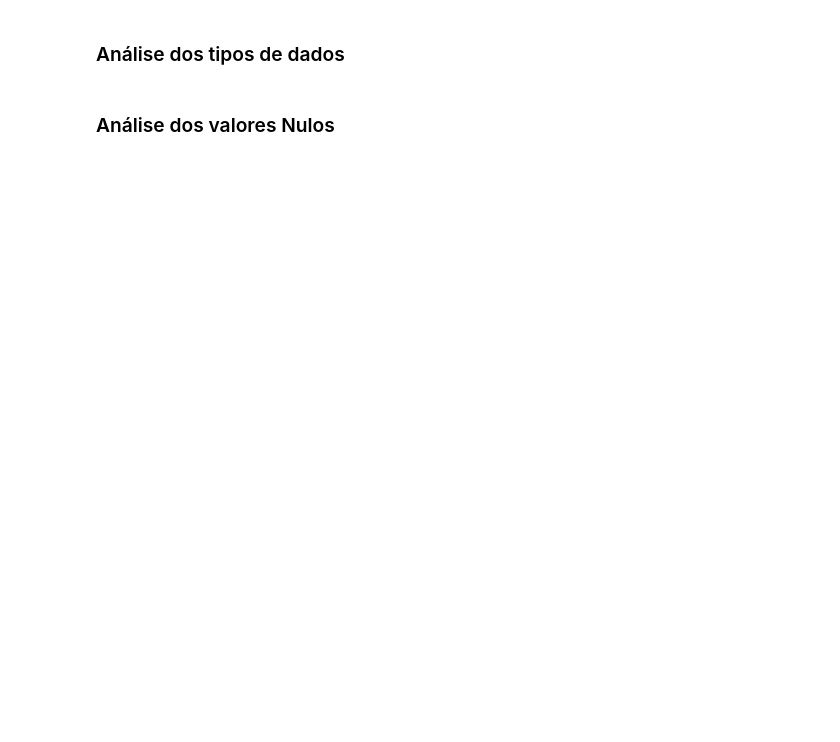
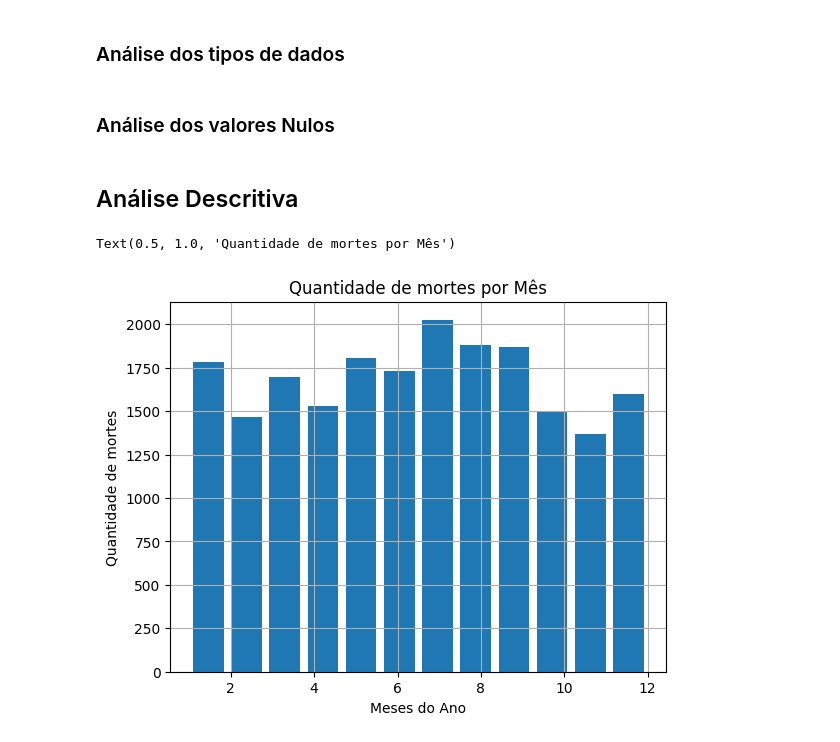
Before and after one commit to Michael-SvCruz/Analise_dados_PRF_acidentes, a Jupyter notebook: analise_acidentes_rodovias.ipynb, the cells around one changed output. Cells and saved outputs as stored; diff of their text form; code cells hidden in the pictures; blank space fills up the shorter version.

Commit message:
análise descritiva - fase 1 (gráfico de barras de colunas selecionadas, hist de mês, dia , hora)

```diff
--- a/analise_acidentes_rodovias.ipynb
+++ b/analise_acidentes_rodovias.ipynb
@@ -159,7 +159,7 @@ df_obt.describe()
 df_obt['data_inversa'] = pd.to_datetime(df_obt['data_inversa'])
 # %%
 # Alterando a coluna horario para o tipo datetime
-df_obt['horario'] = pd.to_datetime(df_obt['horario'])
+df_obt['horario'] = pd.to_datetime(df_obt['horario'], format = '%H:%M:%S')
 # %%
 # Alterando a coluna br para o tipo object
 df_obt['br'] = df_obt['br'].astype(object)
@@ -178,0 +177,10 @@ df_obt.to_csv('teste.csv', index=False)
+# %% [markdown]
+## Análise Descritiva
+# %%
+df_obt['data_inversa'].dt.month.hist(rwidth=.8, bins= 12)
+plt.xlabel('Meses do Ano')
+plt.ylabel('Quantidade de mortes')
+plt.title('Quantidade de mortes por Mês')
+# %% [output]
+Text(0.5, 1.0, 'Quantidade de mortes por Mês')
+[figure, added]
```
Also changed, not shown: parts of 13 cells of this notebook.
